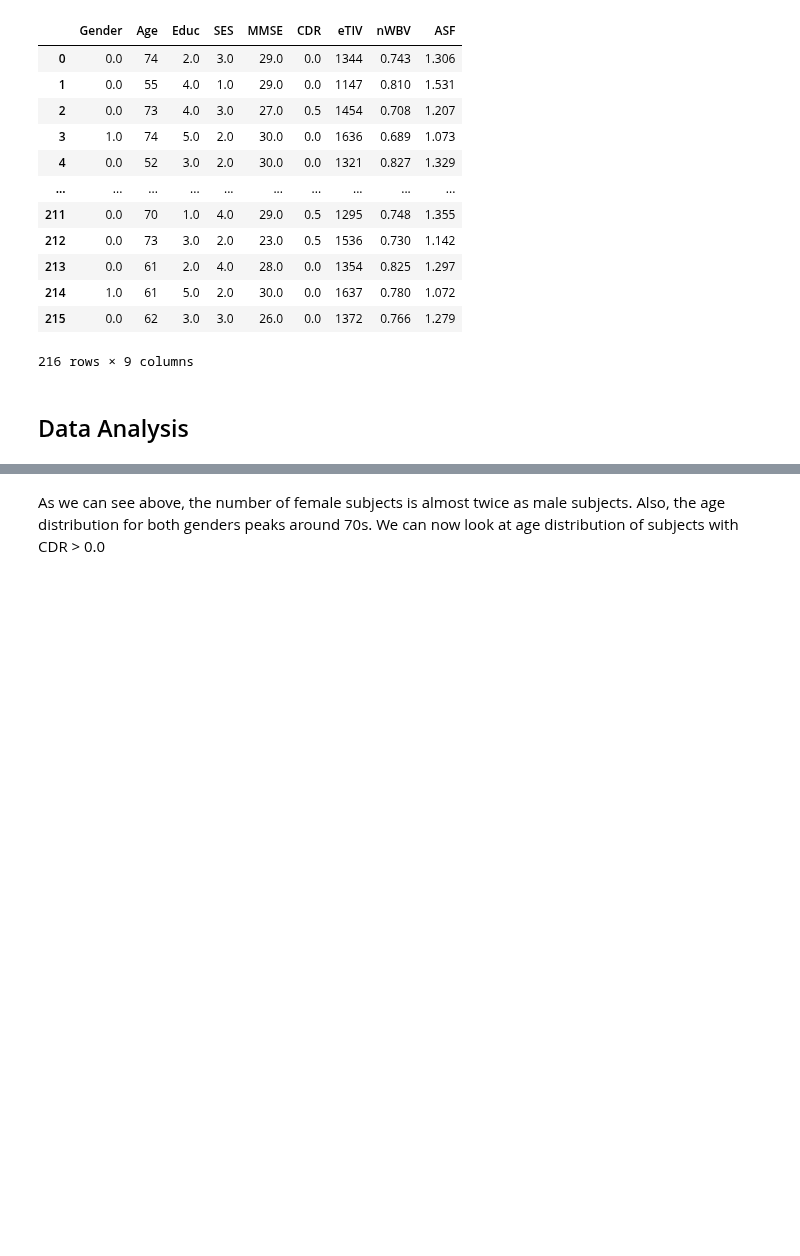
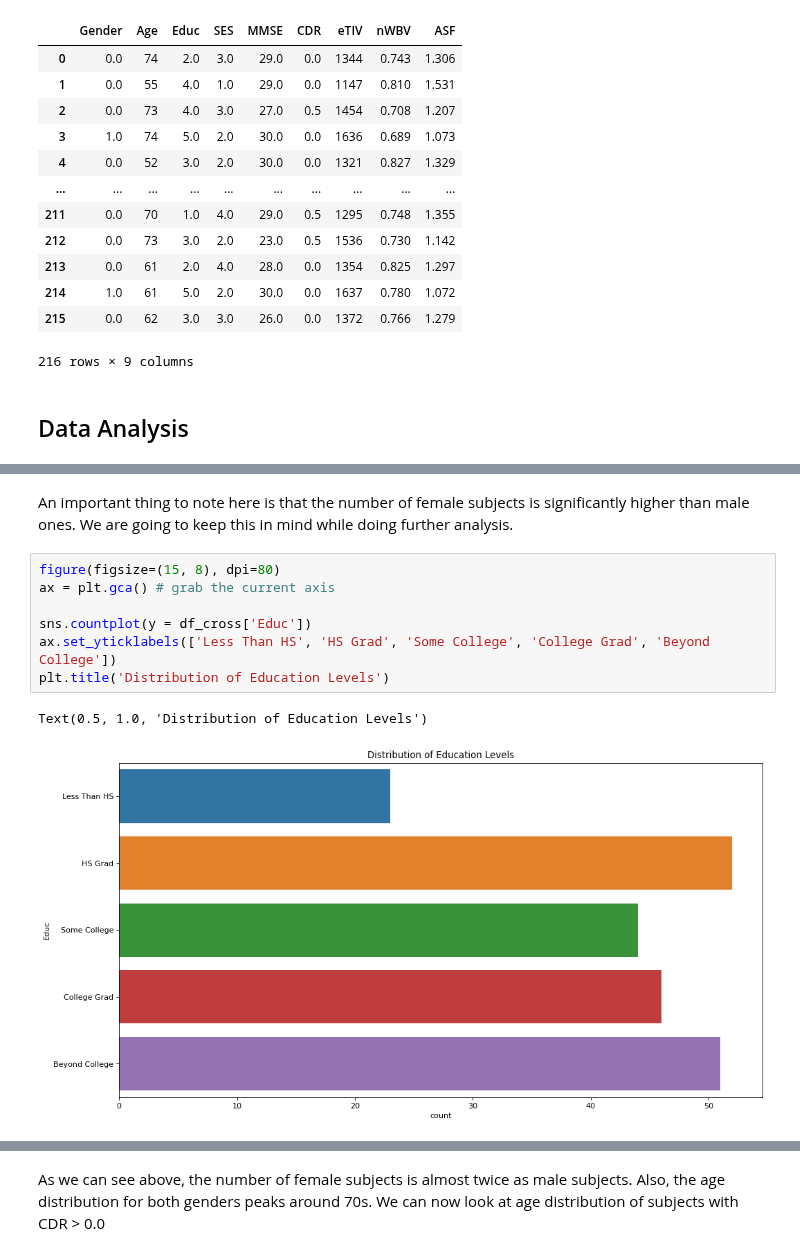
Before and after one commit to Gauss-x/Alzheimer-s-Analysis, a Jupyter notebook: main.ipynb, the cells around one changed output, grey strips where cells are left out. Saved outputs shown, nothing was run; the diff lists cells and outputs as text; blank space fills up the shorter version.

```diff
--- a/main.ipynb
+++ b/main.ipynb
@@ -231,0 +249,12 @@ See the caveats in the documentation: https://pandas.pydata.org/pandas-docs/stab
+# %% [markdown]
+An important thing to note here is that the number of female subjects is significantly higher than male ones. We are going to keep this in mind while doing further analysis.
+# %%
+figure(figsize=(15, 8), dpi=80)
+ax = plt.gca() # grab the current axis
+
+sns.countplot(y = df_cross['Educ'])
+ax.set_yticklabels(['Less Than HS', 'HS Grad', 'Some College', 'College Grad', 'Beyond College'])
+plt.title('Distribution of Education Levels')
+# %% [output]
+Text(0.5, 1.0, 'Distribution of Education Levels')
+[figure, added]
```
Also changed, not shown: parts of 22 cells of this notebook.
